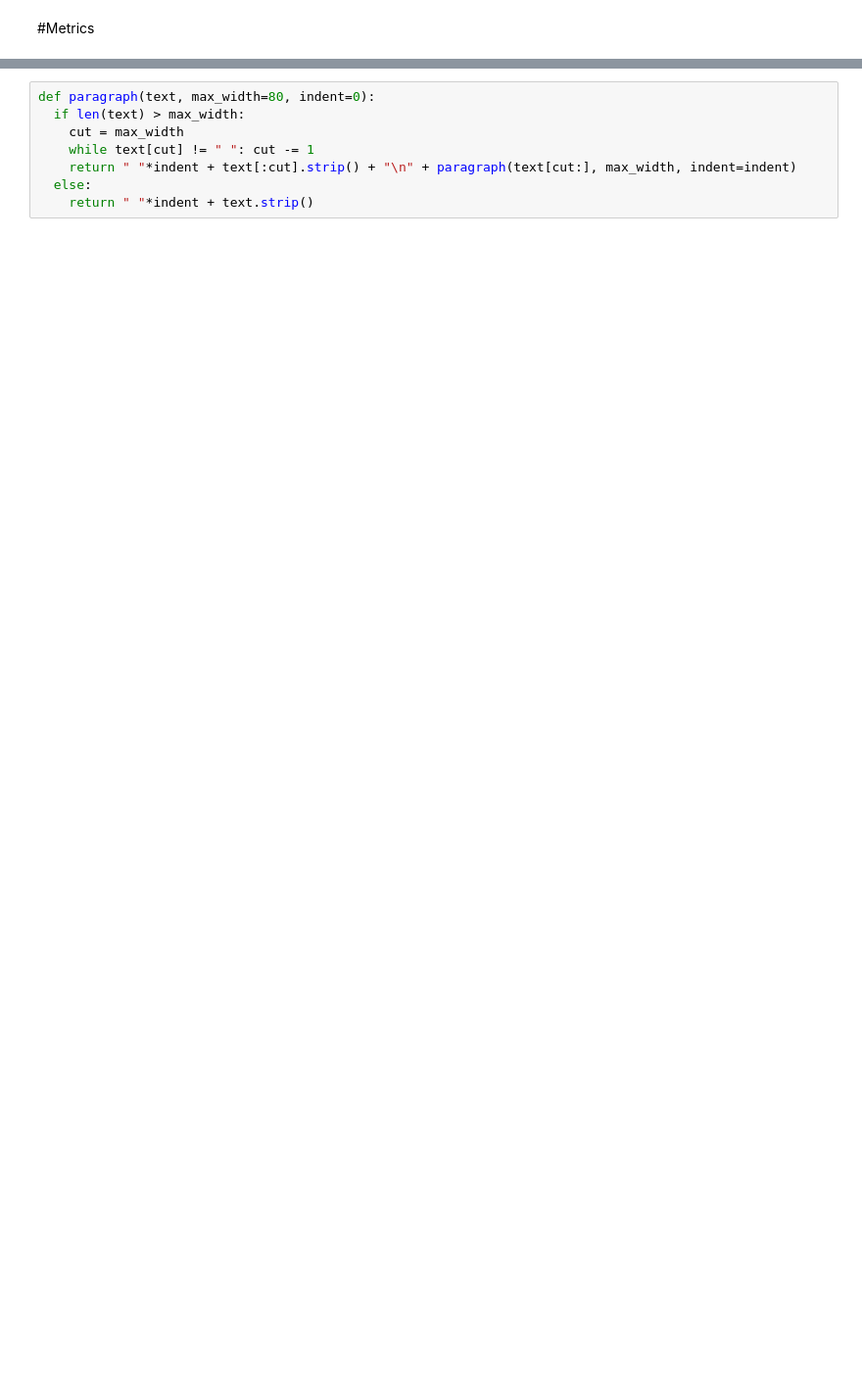
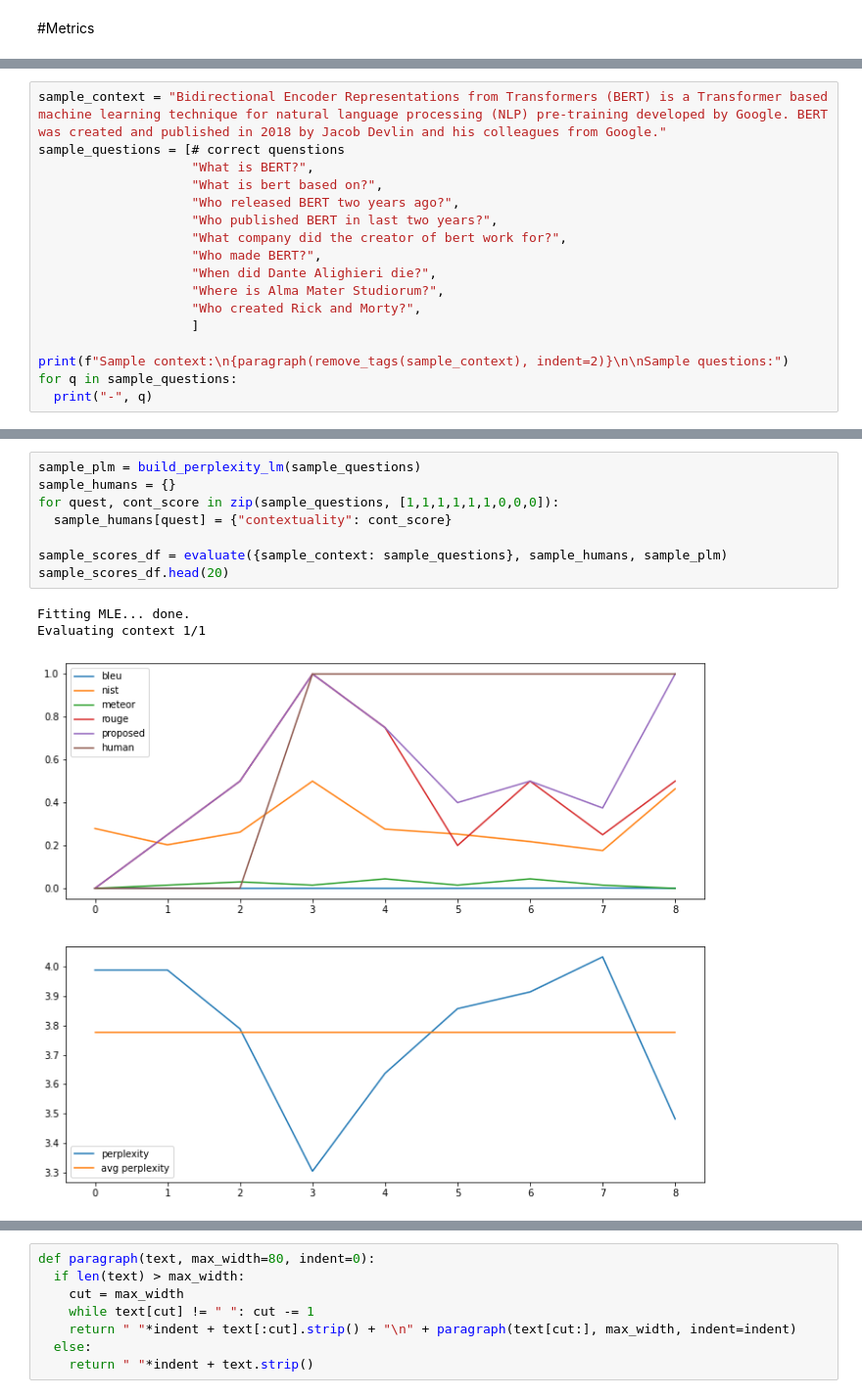
Before and after one commit to giuliofortini/NLP_SQuAD_Project, a Jupyter notebook: SQUAD_evaluating_questions.ipynb, the cells around one changed output, grey strips where cells are left out. Shown at 98% size. Cells and saved outputs as stored; diff of their text form; blank space fills up the shorter version.

Commit message:
Creato con Colaboratory

```diff
--- a/SQUAD_evaluating_questions.ipynb
+++ b/SQUAD_evaluating_questions.ipynb
@@ -72,0 +101,17 @@ Requirement already satisfied: click in /usr/local/lib/python3.6/dist-packages (
+# %%
+sample_context = "Bidirectional Encoder Representations from Transformers (BERT) is a Transformer based machine learning technique for natural language processing (NLP) pre-training developed by Google. BERT was created and published in 2018 by Jacob Devlin and his colleagues from Google."
+sample_questions = [# correct quenstions
+                    "What is BERT?",
+                    "What is bert based on?",
+                    "Who released BERT two years ago?",
+                    "Who published BERT in last two years?",
+                    "What company did the creator of bert work for?",
+                    "Who made BERT?",
+                    "When did Dante Alighieri die?",
+                    "Where is Alma Mater Studiorum?",
+                    "Who created Rick and Morty?",
+                    ]
+
+print(f"Sample context:\n{paragraph(remove_tags(sample_context), indent=2)}\n\nSample questions:")
+for q in sample_questions:
+  print("-", q)
@@ -72,0 +273,12 @@ Requirement already satisfied: click in /usr/local/lib/python3.6/dist-packages (
+# %%
+sample_plm = build_perplexity_lm(sample_questions)
+sample_humans = {}
+for quest, cont_score in zip(sample_questions, [1,1,1,1,1,1,0,0,0]):
+  sample_humans[quest] = {"contextuality": cont_score}
+
+sample_scores_df = evaluate({sample_context: sample_questions}, sample_humans, sample_plm)
+sample_scores_df.head(20)
+# %% [output]
+Fitting MLE... done.
+Evaluating context 1/1
+[figure, added]
```
Also changed, not shown: parts of 40 cells of this notebook.
